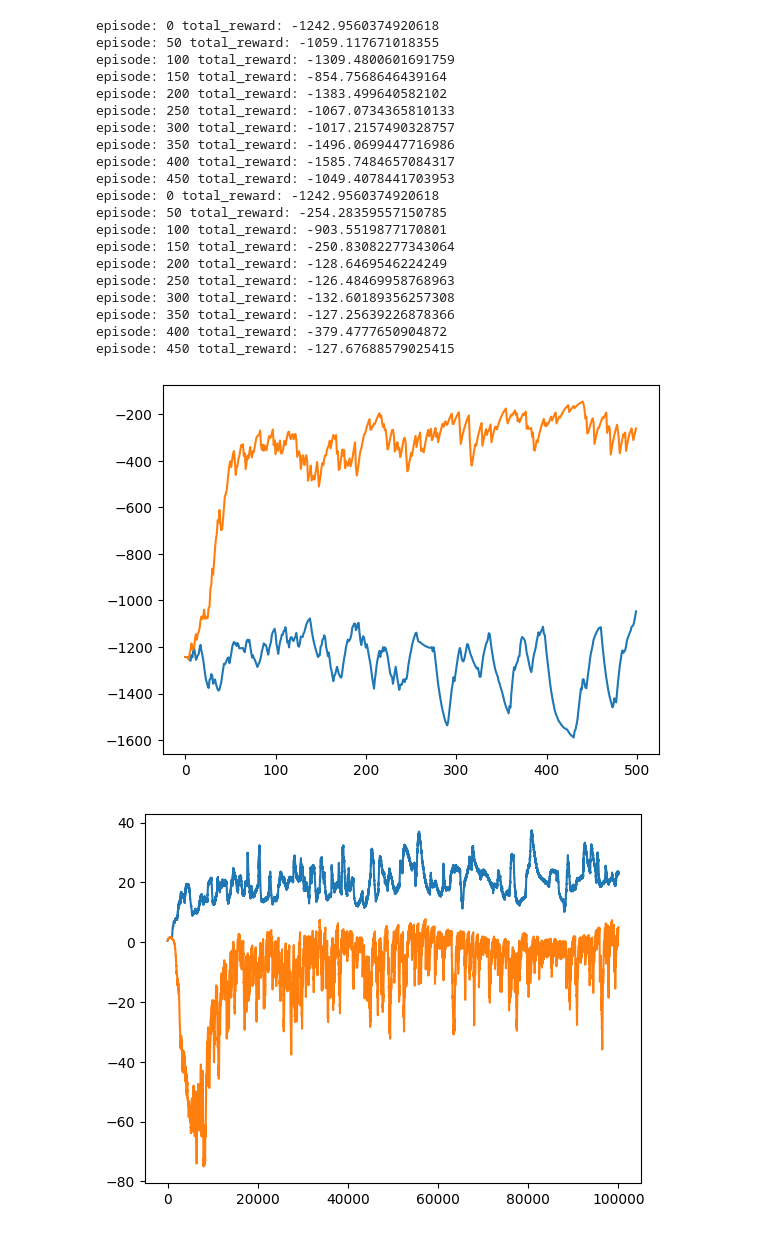
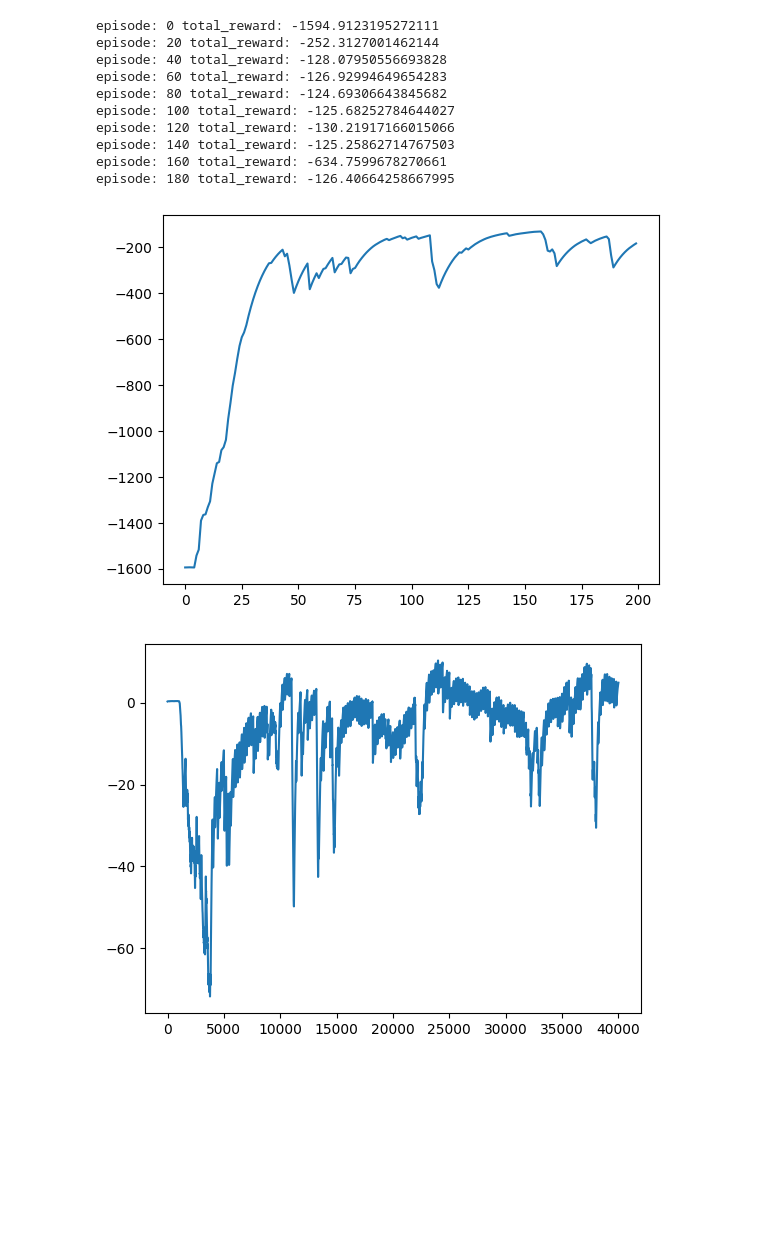
Before and after one commit to pengaf/hands-on-reinforcement-learning, a Jupyter notebook: double_dqn.ipynb, the cells around one changed output. Drawn from its saved outputs; the diff is of its cells as text; code cells hidden in the pictures; blank space fills up the shorter version.

```diff
--- a/double_dqn.ipynb
+++ b/double_dqn.ipynb
@@ -116,7 +116,7 @@ env_name = "Pendulum-v1"
 
 env = gym.make(env_name)
 state_dim = env.observation_space.shape[0]
-action_dim = 100#env.action_space.n
+action_dim = 11#env.action_space.n
 env.close()
 
 def dis_to_con(discrete_action, env, action_dim):
@@ -133,6 +133,7 @@ def train(agent, num_episodes):
     q_value_stat = []
     env = gym.make(env_name)
     for episode in range(num_episodes):
+        #agent.epsilon = max(0, 1.0 - float(episode)/(num_episodes*0.9))
         state, info = env.reset(seed=0)
         total_reward = 0
         while True:
@@ -156,6 +157,7 @@ def train(agent, num_episodes):
 
 def test(agent, num_episodes):
     env = gym.make(env_name,render_mode="human")
+    agent.epsilon=0.00
     for episode in range(num_episodes):
         state, info = env.reset()
         total_reward = 0
@@ -181,40 +183,30 @@ def moving_average(nums, n):
         res[n] = avg
     return res
 # %%
-num_episodes = 500
+num_episodes = 200
 
-agent1 = DQN(state_dim, hidden_dim, action_dim, lr, gamma, epsilon, target_update, device)
-reward_stat1, q_value_stat1 = train(agent1, num_episodes)
+#agent1 = DQN(state_dim, hidden_dim, action_dim, lr, gamma, epsilon, target_update, device)
+#reward_stat1, q_value_stat1 = train(agent1, num_episodes)
 agent2 = DoubleDQN(state_dim, hidden_dim, action_dim, lr, gamma, epsilon, target_update, device)
 reward_stat2, q_value_stat2 = train(agent2, num_episodes)
 
-plt.plot(range(len(reward_stat1)), moving_average(reward_stat1,10))
+#plt.plot(range(len(reward_stat1)), moving_average(reward_stat1,10))
 plt.plot(range(len(reward_stat2)), moving_average(reward_stat2,10))
 plt.show()
-plt.plot(range(len(q_value_stat1)), moving_average(q_value_stat1,200))
+#plt.plot(range(len(q_value_stat1)), moving_average(q_value_stat1,200))
 plt.plot(range(len(q_value_stat2)), moving_average(q_value_stat2,200))
 plt.show()
 # %% [output]
-episode: 0 total_reward: -1242.9560374920618
-episode: 50 total_reward: -1059.117671018355
-episode: 100 total_reward: -1309.4800601691759
-episode: 150 total_reward: -854.7568646439164
-episode: 200 total_reward: -1383.499640582102
-episode: 250 total_reward: -1067.0734365810133
-episode: 300 total_reward: -1017.2157490328757
-episode: 350 total_reward: -1496.0699447716986
-episode: 400 total_reward: -1585.7484657084317
-episode: 450 total_reward: -1049.4078441703953
-episode: 0 total_reward: -1242.9560374920618
-episode: 50 total_reward: -254.28359557150785
-episode: 100 total_reward: -903.5519877170801
-episode: 150 total_reward: -250.83082277343064
-episode: 200 total_reward: -128.6469546224249
-episode: 250 total_reward: -126.48469958768963
-episode: 300 total_reward: -132.60189356257308
-episode: 350 total_reward: -127.25639226878366
-episode: 400 total_reward: -379.4777650904872
-episode: 450 total_reward: -127.67688579025415
+episode: 0 total_reward: -1594.9123195272111
+episode: 20 total_reward: -252.3127001462144
+episode: 40 total_reward: -128.07950556693828
+episode: 60 total_reward: -126.92994649654283
+episode: 80 total_reward: -124.69306643845682
+episode: 100 total_reward: -125.68252784644027
+episode: 120 total_reward: -130.21917166015066
+episode: 140 total_reward: -125.25862714767503
+episode: 160 total_reward: -634.7599678270661
+episode: 180 total_reward: -126.40664258667995
-[figure, old version]
+[figure, new version]
-[figure, old version]
+[figure, new version]
 # %%
```
Also changed, not shown: parts of 1 cell of this notebook, 3 other files.
